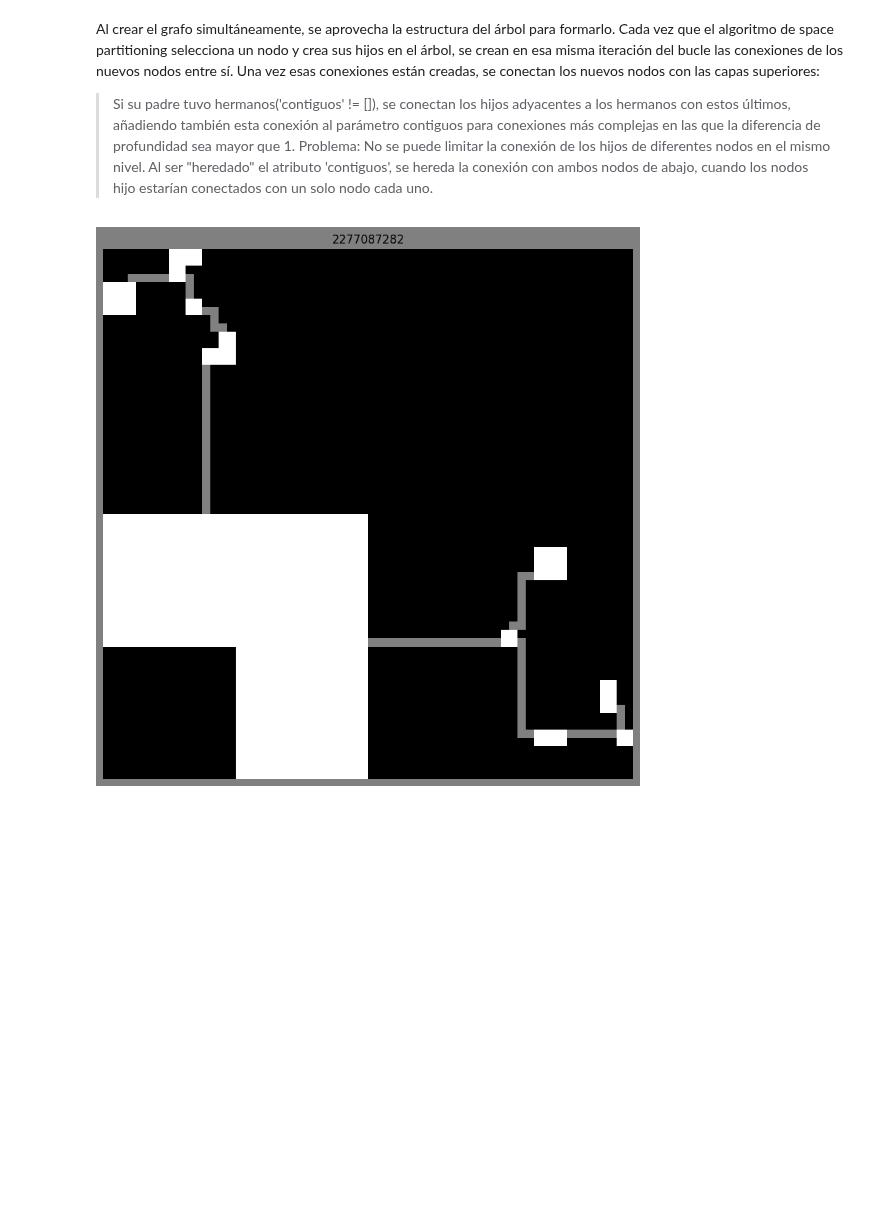
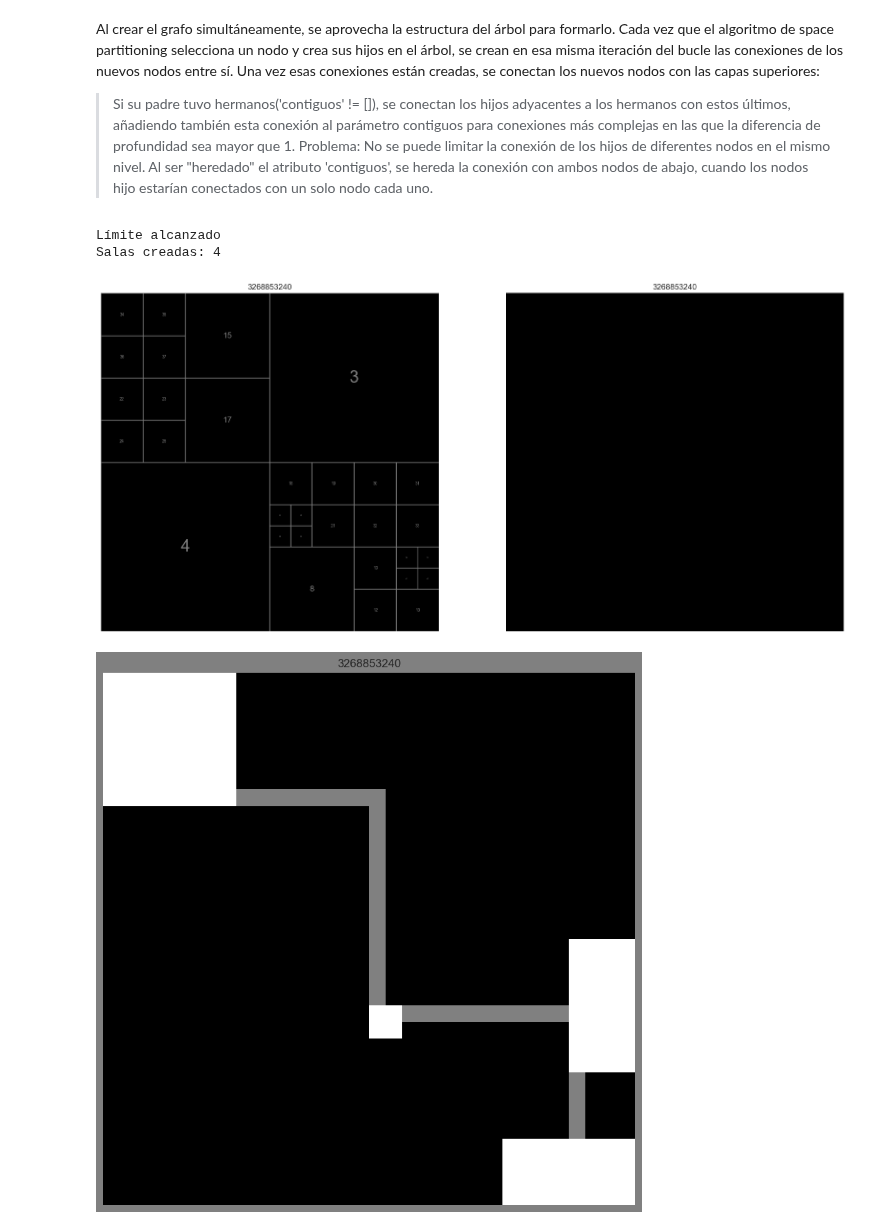
Before and after one commit to MarioPG21/TFG_generacion_mazmorras, a Jupyter notebook: Space Partitioning/Space_Partitioning.ipynb, the cells around one changed output. Saved outputs shown, nothing was run; the diff lists cells and outputs as text; code cells hidden in the pictures; blank space fills up the shorter version.

```diff
--- a/Space Partitioning/Space_Partitioning.ipynb
+++ b/Space Partitioning/Space_Partitioning.ipynb
@@ -712,6 +712,7 @@ def crear_mazmorra_space_part(arquitectura, npart = 20, prof_division = 5, nsala
     A, semilla = formar_particion_estado_4(npart, d = prof_division)
     cuadrado = Cuadrado(A,semilla=semilla)
     #cuadrado.imprimir_estructura()
+    cuadrado.dibujar_debug()
     cuadrado.formar_grafo()
     #cuadrado.dibujar_grafo()
     if arquitectura == 'clasica':
@@ -726,22 +727,25 @@ def crear_mazmorra_space_part(arquitectura, npart = 20, prof_division = 5, nsala
 # %%
 # 'dijkstra', 'clasica'
 arquitectura = 'clasica'
-npart = 30
-prof = 5
+npart = 10
+prof = 4
 nsalas = 10
 densidad = 2
 guardar = False
 
 cuadrado=crear_mazmorra_space_part(
     arquitectura = arquitectura,
     npart=npart,
     prof_division=prof,
     nsalas=nsalas,
     densidad=densidad,
     guardar=guardar
 )
 # %% [output]
+Límite alcanzado
+Salas creadas: 4
-[figure, old version]
+[figure, new version]
+[figure, added]
 # %%
 cuadrado.mostrar_mapa_y_grafo()
 # %% [output]
```
Also changed, not shown: parts of 6 cells of this notebook, 3 other files.
